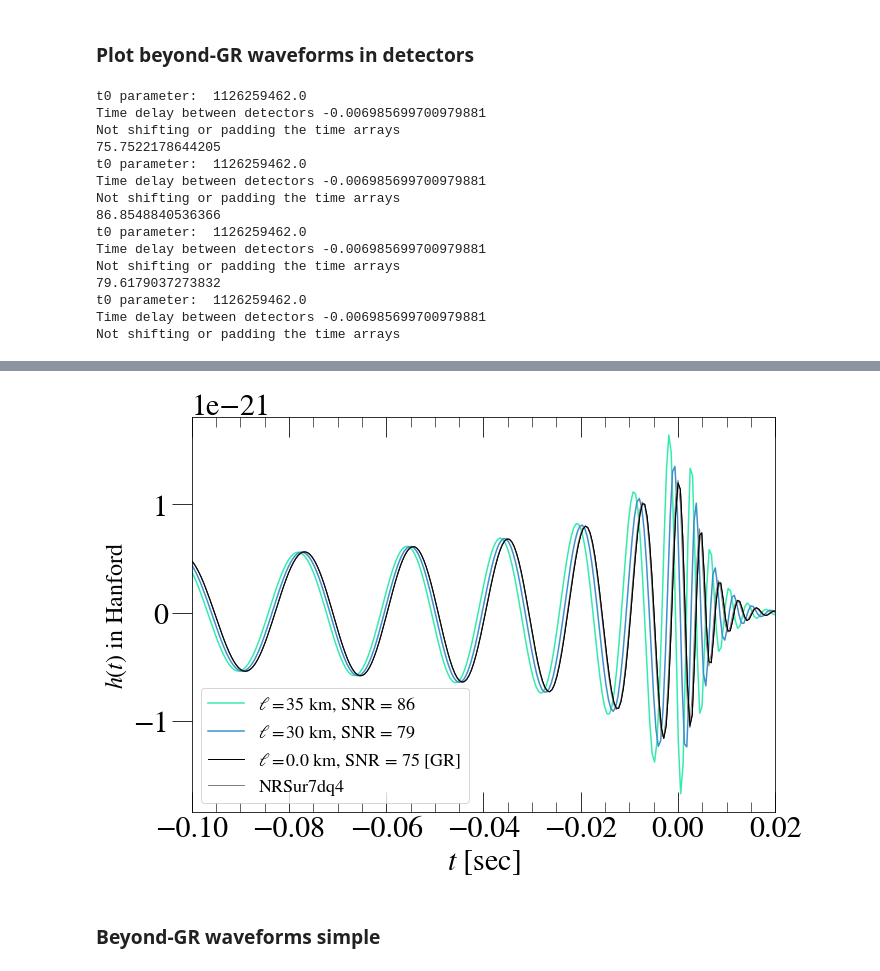
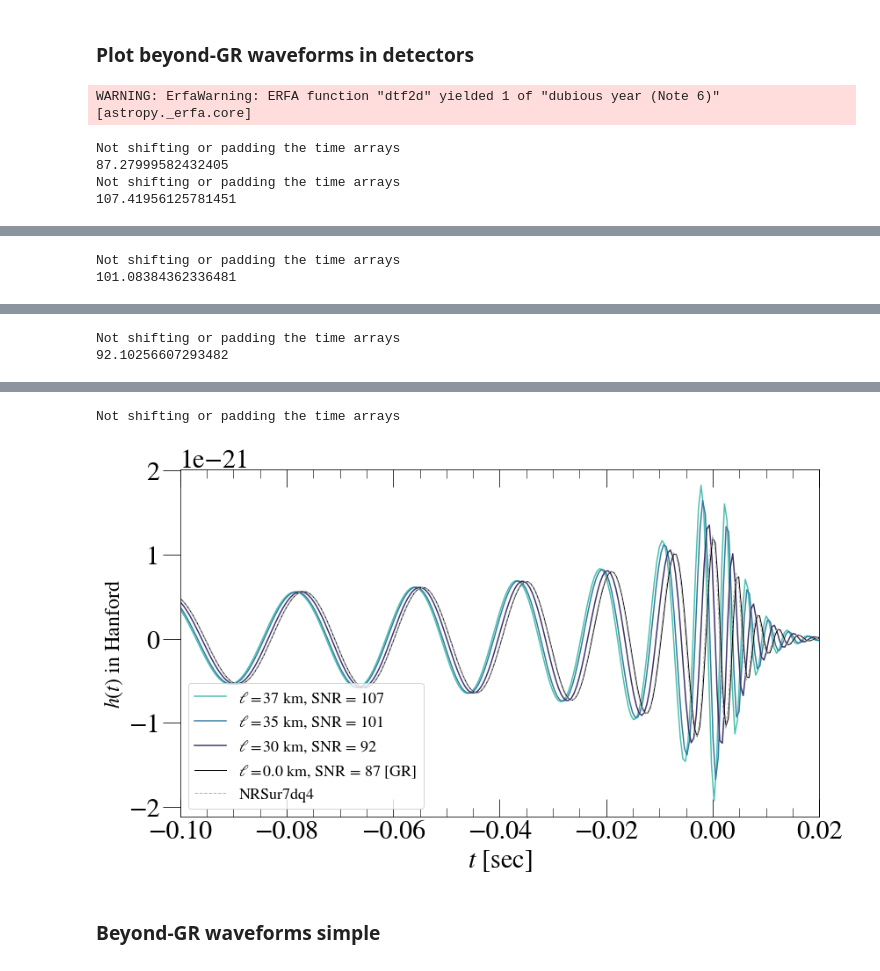
Before and after one commit to mariaokounkova/BeyondGRAnalysis, a Jupyter notebook: PlotWaveforms.ipynb, the cells around one changed output, grey strips where cells are left out. Drawn from its saved outputs; the diff is of its cells as text; code cells hidden in the pictures.

Commit message:
PlotWaveforms: update injection plot

```diff
--- a/PlotWaveforms.ipynb
+++ b/PlotWaveforms.ipynb
@@ -80,7 +80,7 @@ plt.show()
 # %% [markdown]
 ### Plot beyond-GR waveforms in detectors
 # %%
-fig, ax = plt.subplots(figsize=(10, 7))
+fig, ax = plt.subplots(figsize=(12, 7))
 
 params_dict = {'dt' : 1/2048, 't_gps' : 1126259462.0, 'peak_time_in_segment' : 8.0, 'segment_length' : 16.0, \
                'dist_mpc' : 500.0, 'mass' : 68.0, 'q' : 1.2212532137858916, \
@@ -91,22 +91,22 @@ params_dict = {'dt' : 1/2048, 't_gps' : 1126259462.0, 'peak_time_in_segment' : 8
 
 ## GR strain
 time, h_plus, h_cross, h_amp = ReadExtrapolatedModes('Waveforms/Lev5/BackgroundStrain.h5', params_dict)
-time_GR, hH_GR, time_GR, hL_GR = PadAndProject(time, h_plus, h_cross, params_dict, no_pad = True)
-SNR_GR = ComputeMultiDetectorSNR(time_GR, hH_GR, time_GR, hL_GR)
+time_GR, hH_GR, time_GR, hL_GR, time_GR, hV_GR = PadAndProject(time, h_plus, h_cross, params_dict, no_pad = True)
+SNR_GR = ComputeMultiDetectorSNR(time_GR, hH_GR, time_GR, hL_GR, time_GR, hV_GR)
 print(SNR_GR)
 t_peak = GetPeakTime(time_GR, hH_GR)
 
 ## dCS straints
-ell_arr = [0.35, 0.3] #, 0.2]
-colors = ['#34ebae', '#3f8fcc'] #, 'pink']
+ell_arr = [0.37, 0.35, 0.3]
+colors = sns.color_palette('mako_r', n_colors=len(ell_arr))
 
 for ell, c in zip(ell_arr, colors):
 
     file = 'Waveforms/Lev5/dCS_Strain_' + EllString(ell) + '.h5'
 
     time, h_plus, h_cross, h_amp = ReadExtrapolatedModes(file, params_dict)
-    time, hH, time, hL = PadAndProject(time, h_plus, h_cross, params_dict, no_pad = True)
-    SNR = ComputeMultiDetectorSNR(time, hH, time, hL)
+    time, hH, time, hL, time, hV = PadAndProject(time, h_plus, h_cross, params_dict, no_pad = True)
+    SNR = ComputeMultiDetectorSNR(time, hH, time, hL, time, hV)
     print(SNR)
     plt.plot(time - t_peak, hH, lw=1.5, label='$\ell =  %.d$ km, SNR = %d' % (EllinKm(EllString(ell), params_dict['mass']), SNR), color=c)
 
@@ -115,12 +115,9 @@ plt.plot(time_GR - t_peak, hH_GR, lw=1.0, ls='-', label='$\ell =  0.0$ km, SNR =
 
 ## Surrogate model
 time, h_plus, h_cross, h_amp = EvaluateSurrogate(sur, params_dict)
-time_sur, hH_sur, time_sur, hL_sur = PadAndProject(time, h_plus, h_cross, params_dict, no_pad = True)
+time_sur, hH_sur, time_sur, hL_sur, time_sur, hV_sur = PadAndProject(time, h_plus, h_cross, params_dict, no_pad = True)
 t_peak_sur = GetPeakTime(time_sur, hH_sur)
-plt.plot(time_sur - t_peak_sur, hH_sur, lw=1.0, ls='-', label='NRSur7dq4', color='gray')
-
-## Plot GR one more time so black is on top of everything but surrogate is last in the legend
-plt.plot(time_GR - t_peak, hH_GR, lw=1.0, ls='-', color='black')
+plt.plot(time_sur - t_peak_sur, hH_sur, lw=1.0, ls='--', label='NRSur7dq4', color='#b5b5b5')
 
 plt.xlim(-0.1, 0.02)
 plt.ylabel(r'$h(t)$ in Hanford')
@@ -131,18 +128,8 @@ plt.tight_layout()
 plt.savefig('InjectedWaveformsSameDist.pdf')
 plt.show()
 # %% [output]
-t0 parameter:  1126259462.0
-Time delay between detectors -0.006985699700979881
-Not shifting or padding the time arrays
-75.7522178644205
-t0 parameter:  1126259462.0
-Time delay between detectors -0.006985699700979881
-Not shifting or padding the time arrays
-86.8548840536366
-t0 parameter:  1126259462.0
-Time delay between detectors -0.006985699700979881
-Not shifting or padding the time arrays
-79.6179037273832
-t0 parameter:  1126259462.0
-Time delay between detectors -0.006985699700979881
-Not shifting or padding the time arrays
+WARNING: ErfaWarning: ERFA function "dtf2d" yielded 1 of "dubious year (Note 6)" [astropy._erfa.core]
+Not shifting or padding the time arrays
+87.27999582432405
+Not shifting or padding the time arrays
+107.41956125781451
@@ -148,0 +137,2 @@ Not shifting or padding the time arrays
+Not shifting or padding the time arrays
+101.08384362336481
@@ -148,0 +140,2 @@ Not shifting or padding the time arrays
+Not shifting or padding the time arrays
+92.10256607293482
@@ -149,4 +143,5 @@ Not shifting or padding the time arrays
+Not shifting or padding the time arrays
-[figure, old version]
+[figure, new version]
 # %% [markdown]
 ### Beyond-GR waveforms simple
 # %%
```
Also changed, not shown: parts of 3 cells of this notebook.
